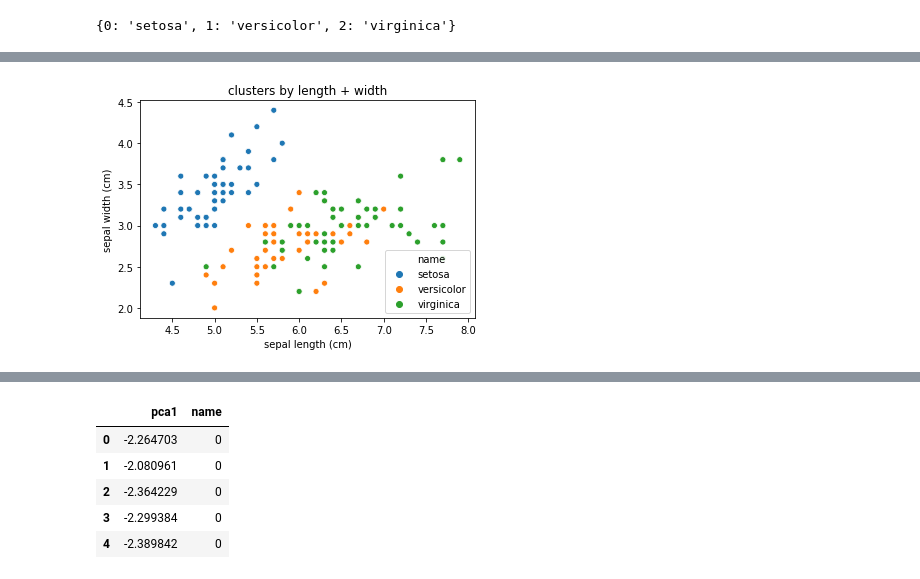
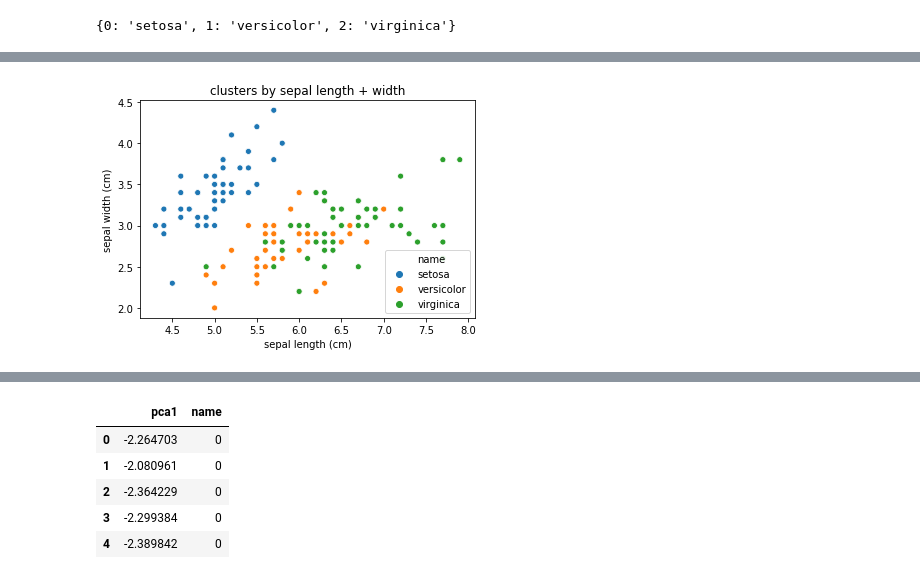
Before and after one commit to bphall/pca_sandbox, a Jupyter notebook: pca_sandbox.ipynb, the cells around one changed output, grey strips where cells are left out. Saved outputs shown, nothing was run; the diff lists cells and outputs as text; code cells hidden in the pictures.

```diff
--- a/pca_sandbox.ipynb
+++ b/pca_sandbox.ipynb
@@ -46,13 +54,13 @@ type_dict
 df['name'] = [type_dict[x] for x in df.type]
 # %%
 sns.scatterplot(df['sepal length (cm)'], df['sepal width (cm)'], hue = df['name'])
-plt.title('clusters by length + width')
+plt.title('clusters by sepal length + width')
 plt.show()
 # %% [output]
 [interactive output not drawn]
 [interactive output not drawn]
 [interactive output not drawn]
-[figure, old version]
+[figure, new version]
 # %%
 sns.scatterplot(df['petal length (cm)'], df['petal width (cm)'], hue = df['name'])
 plt.title('clusters by petal length + width')
```
Also changed, not shown: parts of 18 cells of this notebook.
